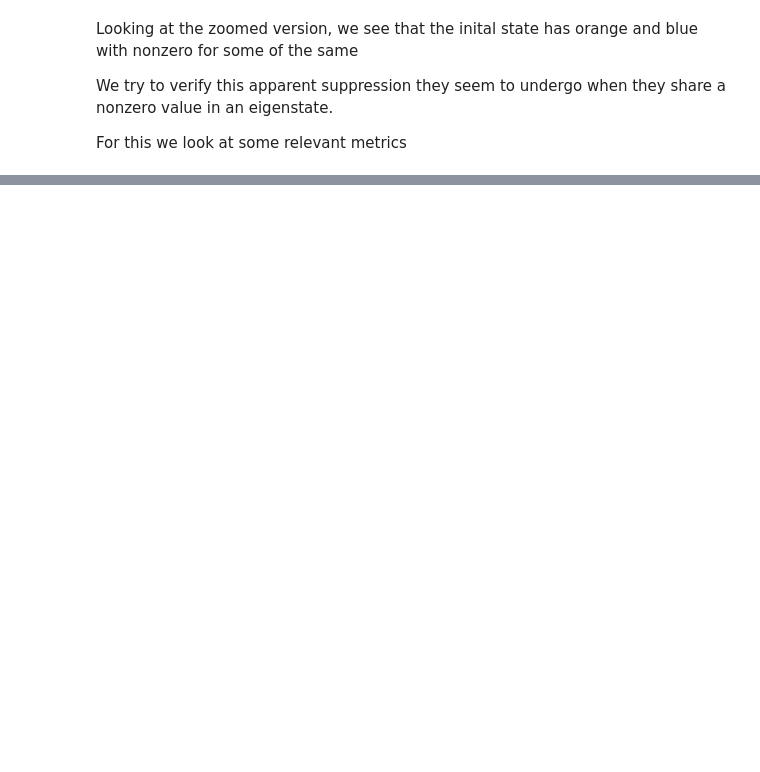
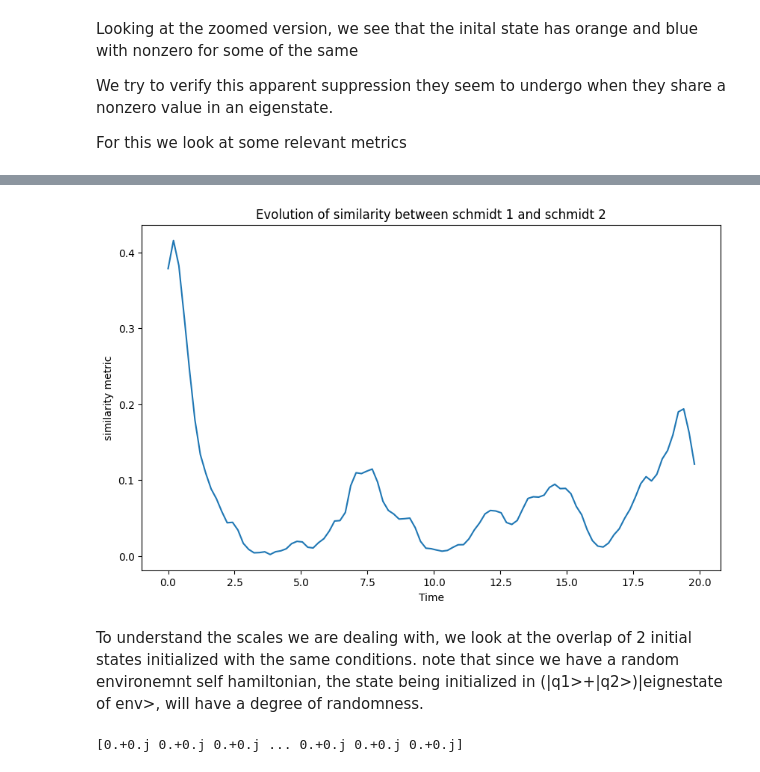
Before and after one commit to MarinAndreGirard/Quantum_Branching, a Jupyter notebook: Sharing.ipynb, the cells around one changed output, grey strips where cells are left out. Cells and saved outputs as stored; diff of their text form; code cells hidden in the pictures; blank space fills up the shorter version.

```diff
--- a/Sharing.ipynb
+++ b/Sharing.ipynb
@@ -105,2 +106,9 @@ plot_p_overlap_graph(tlist,result,H_total,w,Int_strength,True)
-# %%
-def metric_similarity_btw_s1_s2_plot(s1_list,s2_list,tlist):
+# %%
+s1_list,s2_list = probs_schmidt_in_energy_eigenstates(result,eigenenergies_total, eigenstates_total,tlist,Int_strength,w)
+
+
+metric_similarity_btw_s1_s2_plot(s1_list,s2_list,tlist)
+# %% [output]
+[figure, added]
+# %% [markdown]
+To understand the scales we are dealing with, we look at the overlap of 2 initial states initialized with the same conditions. note that since we have a random environemnt self hamiltonian, the state being initialized in (|q1>+|q2>)|eignestate of env>, will have a degree of randomness.
@@ -106,0 +164,13 @@ def metric_similarity_btw_s1_s2_plot(s1_list,s2_list,tlist):
+# %%
+state1=state1.full().squeeze()
+
+state2=state2.full().squeeze()
+
+eigenenergies_total, eigenstates_total = H_total.eigenstates()
+
+p1 = [abs(np.vdot(state1, eigenstate)) for eigenstate in eigenstates_total]
+p2 = [abs(np.vdot(state2, eigenstate)) for eigenstate in eigenstates_total]
+
+sqrt_overlap =
+# %% [output]
+[0.+0.j 0.+0.j 0.+0.j ... 0.+0.j 0.+0.j 0.+0.j]
```
Also changed, not shown: parts of 5 cells of this notebook, 2 other files.
